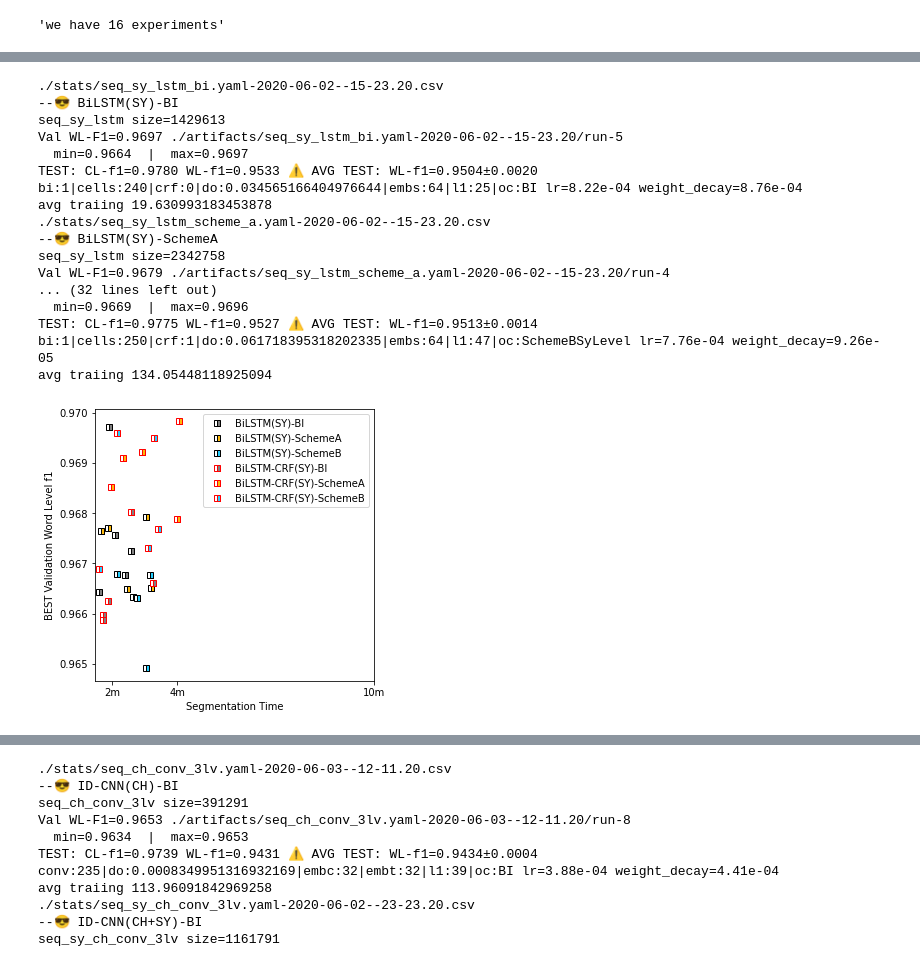
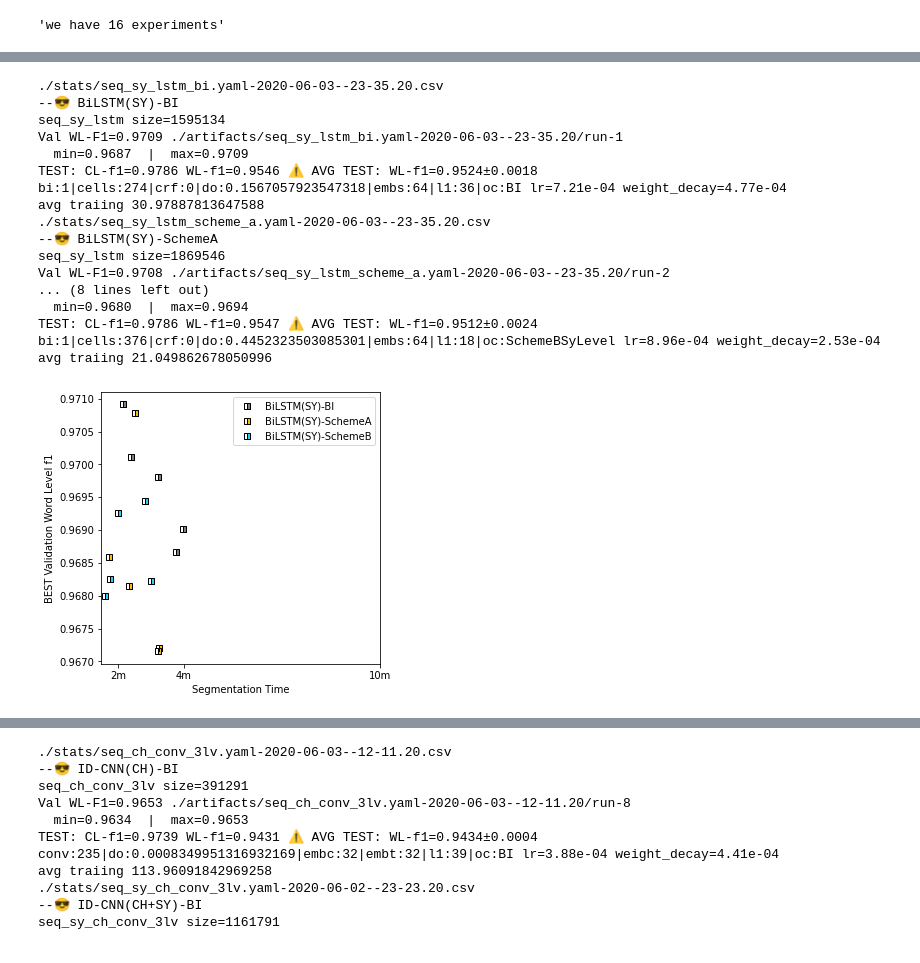
Before and after one commit to p16i/Syllable-based-Neural-Thai-Word-Segmentation, a Jupyter notebook: notebooks/viz-plot-hyperopt-results.ipynb, the cells around one changed output, grey strips where cells are left out. Cells and saved outputs as stored; diff of their text form; code cells hidden in the pictures.

```diff
--- a/notebooks/viz-plot-hyperopt-results.ipynb
+++ b/notebooks/viz-plot-hyperopt-results.ipynb
@@ -105,31 +105,28 @@ avg traiing 134.05448118925094
 # %%
 plot_hyperopt([
     "BiLSTM(SY)-BI",
     "BiLSTM(SY)-SchemeA",
     "BiLSTM(SY)-SchemeB",
-    "BiLSTM-CRF(SY)-BI",
-    "BiLSTM-CRF(SY)-SchemeA",
-    "BiLSTM-CRF(SY)-SchemeB",
 ], n=5)
 # %% [output]
-./stats/seq_sy_lstm_bi.yaml-2020-06-02--15-23.20.csv
+./stats/seq_sy_lstm_bi.yaml-2020-06-03--23-35.20.csv
 --😎 BiLSTM(SY)-BI
-seq_sy_lstm size=1429613
-Val WL-F1=0.9697 ./artifacts/seq_sy_lstm_bi.yaml-2020-06-02--15-23.20/run-5
-  min=0.9664  |  max=0.9697
-TEST: CL-f1=0.9780 WL-f1=0.9533 ⚠️ AVG TEST: WL-f1=0.9504±0.0020
-bi:1|cells:240|crf:0|do:0.034565166404976644|embs:64|l1:25|oc:BI lr=8.22e-04 weight_decay=8.76e-04
-avg traiing 19.630993183453878
-./stats/seq_sy_lstm_scheme_a.yaml-2020-06-02--15-23.20.csv
+seq_sy_lstm size=1595134
+Val WL-F1=0.9709 ./artifacts/seq_sy_lstm_bi.yaml-2020-06-03--23-35.20/run-1
+  min=0.9687  |  max=0.9709
+TEST: CL-f1=0.9786 WL-f1=0.9546 ⚠️ AVG TEST: WL-f1=0.9524±0.0018
+bi:1|cells:274|crf:0|do:0.1567057923547318|embs:64|l1:36|oc:BI lr=7.21e-04 weight_decay=4.77e-04
+avg traiing 30.97887813647588
+./stats/seq_sy_lstm_scheme_a.yaml-2020-06-03--23-35.20.csv
 --😎 BiLSTM(SY)-SchemeA
-seq_sy_lstm size=2342758
-Val WL-F1=0.9679 ./artifacts/seq_sy_lstm_scheme_a.yaml-2020-06-02--15-23.20/run-4
-... (32 lines left out)
-  min=0.9669  |  max=0.9696
-TEST: CL-f1=0.9775 WL-f1=0.9527 ⚠️ AVG TEST: WL-f1=0.9513±0.0014
-bi:1|cells:250|crf:1|do:0.061718395318202335|embs:64|l1:47|oc:SchemeBSyLevel lr=7.76e-04 weight_decay=9.26e-05
-avg traiing 134.05448118925094
+seq_sy_lstm size=1869546
+Val WL-F1=0.9708 ./artifacts/seq_sy_lstm_scheme_a.yaml-2020-06-03--23-35.20/run-2
+... (8 lines left out)
+  min=0.9680  |  max=0.9694
+TEST: CL-f1=0.9786 WL-f1=0.9547 ⚠️ AVG TEST: WL-f1=0.9512±0.0024
+bi:1|cells:376|crf:0|do:0.4452323503085301|embs:64|l1:18|oc:SchemeBSyLevel lr=8.96e-04 weight_decay=2.53e-04
+avg traiing 21.049862678050996
-[figure, old version]
+[figure, new version]
 # %%
 plot_hyperopt([
     "BiLSTM(CH)-BI",
```
Also changed, not shown: parts of 25 cells of this notebook, 3 other files.
